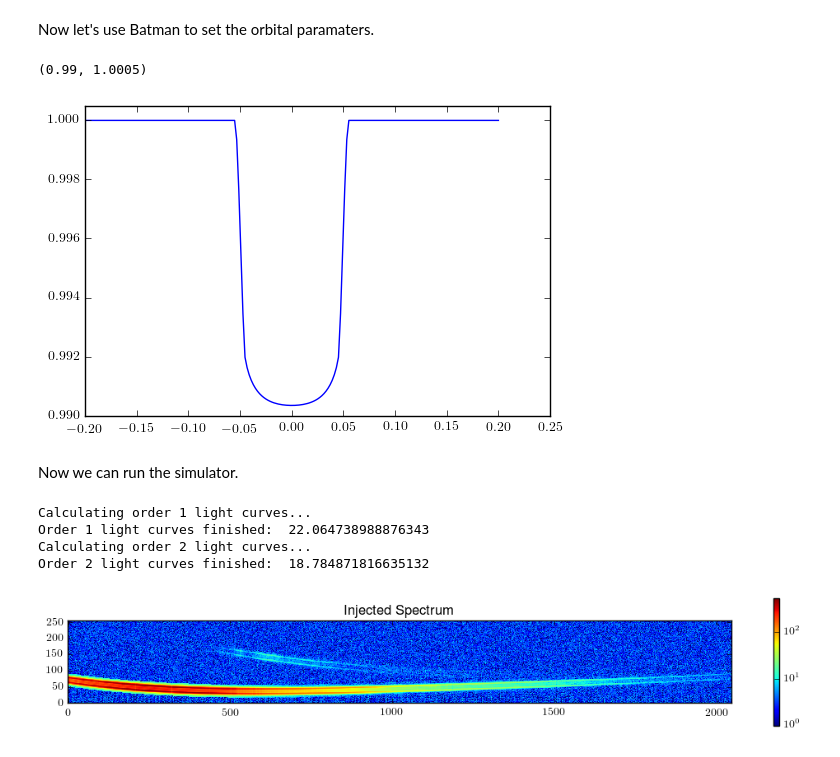
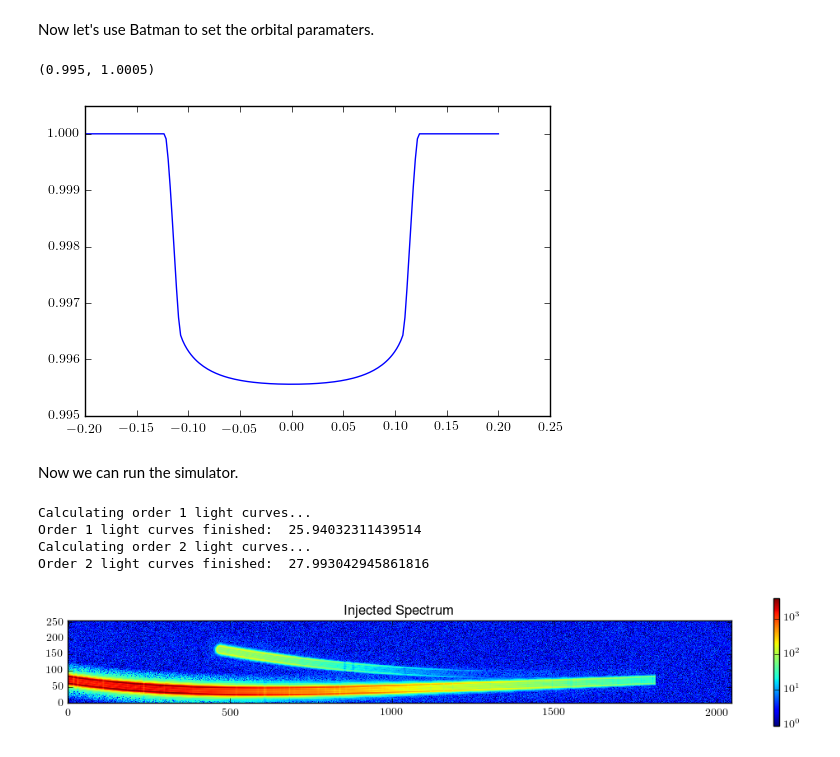
Before and after one commit to spacetelescope/awesimsoss, a Jupyter notebook: AWESim_SOSS.ipynb, the cells around one changed output. Cells and saved outputs as stored; diff of their text form; code cells hidden in the pictures.

```diff
--- a/AWESim_SOSS.ipynb
+++ b/AWESim_SOSS.ipynb
@@ -220,36 +219,36 @@ Now let's use Batman to set the orbital paramaters.
 # %%
 # Set the wavelength independent orbital parameters
 params = batman.TransitParams()
 params.t0 = 0.                                # time of inferior conjunction
 params.per = 5.7214742                        # orbital period
-params.a = 0.0558*q.AU.to(ac.R_sun)/0.66      # semi-major axis (in units of stellar radii)
+params.a = 0.0558*q.AU.to(ac.R_sun)*0.66      # semi-major axis (in units of stellar radii)
 params.inc = 89.8                             # orbital inclination (in degrees)
 params.ecc = 0.                               # eccentricity
 params.w = 90.                                # longitude of periastron (in degrees)
 
 # Test it
 params.limb_dark = 'quadratic'
 params.u = ld_coeffs[5]
-params.rp = 0.094
+params.rp = (0.94*ac.R_jup.to(ac.R_sun)*0.66).value
 
 # Generate the light curve for this pixel
 m = batman.TransitModel(params, bjd)
 lc = m.light_curve(params)
 
 plt.plot(bjd, lc)
-plt.ylim(0.99,1.0005)
+plt.ylim(0.995,1.0005)
 # %% [output]
-(0.99, 1.0005)
+(0.995, 1.0005)
-[figure, old version]
+[figure, new version]
 # %% [markdown]
 Now we can run the simulator.
 # %%
 # Create TSO object
-TSO4 = spec2D.TSO(bjd, WASP107, WASP107b, params, ld_coeffs)
+TSO4 = awesim.TSO(bjd, WASP107, WASP107b, params, ld_coeffs)
 TSO4.plot_frame()
 # %% [output]
 Calculating order 1 light curves...
-Order 1 light curves finished:  22.064738988876343
+Order 1 light curves finished:  25.94032311439514
 Calculating order 2 light curves...
-Order 2 light curves finished:  18.784871816635132
+Order 2 light curves finished:  27.993042945861816
-[figure, old version]
+[figure, new version]
```
Also changed, not shown: parts of 12 cells of this notebook, 4 other files.
